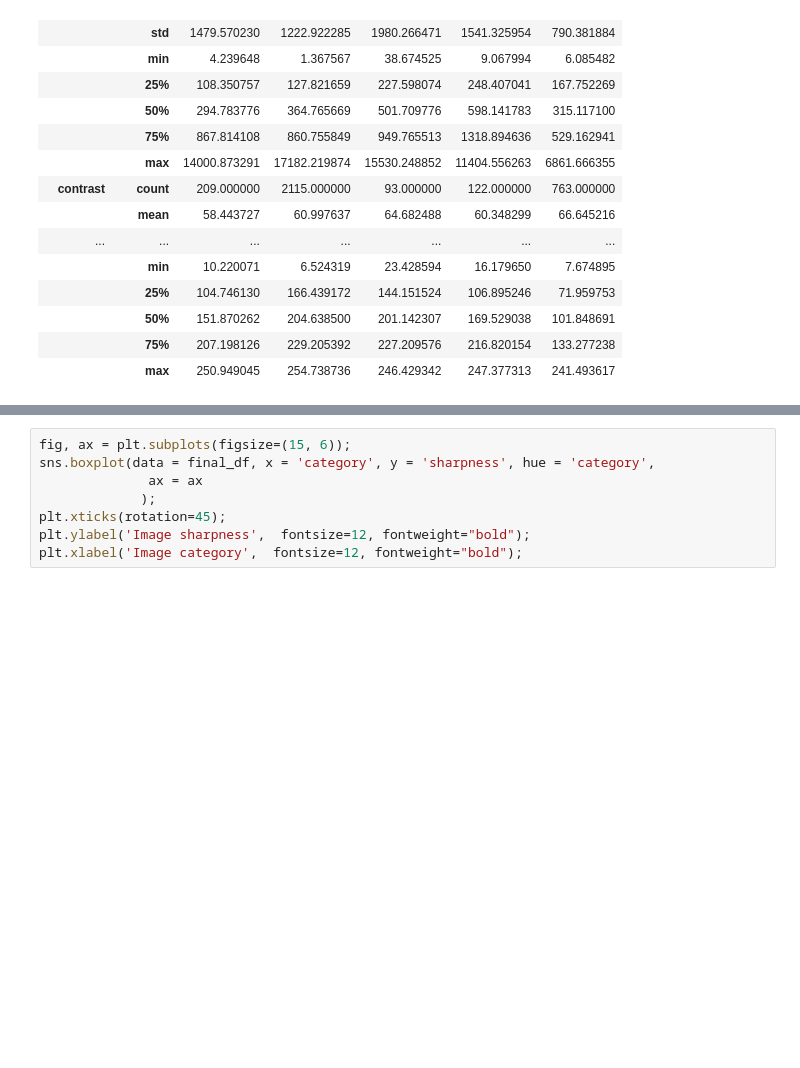
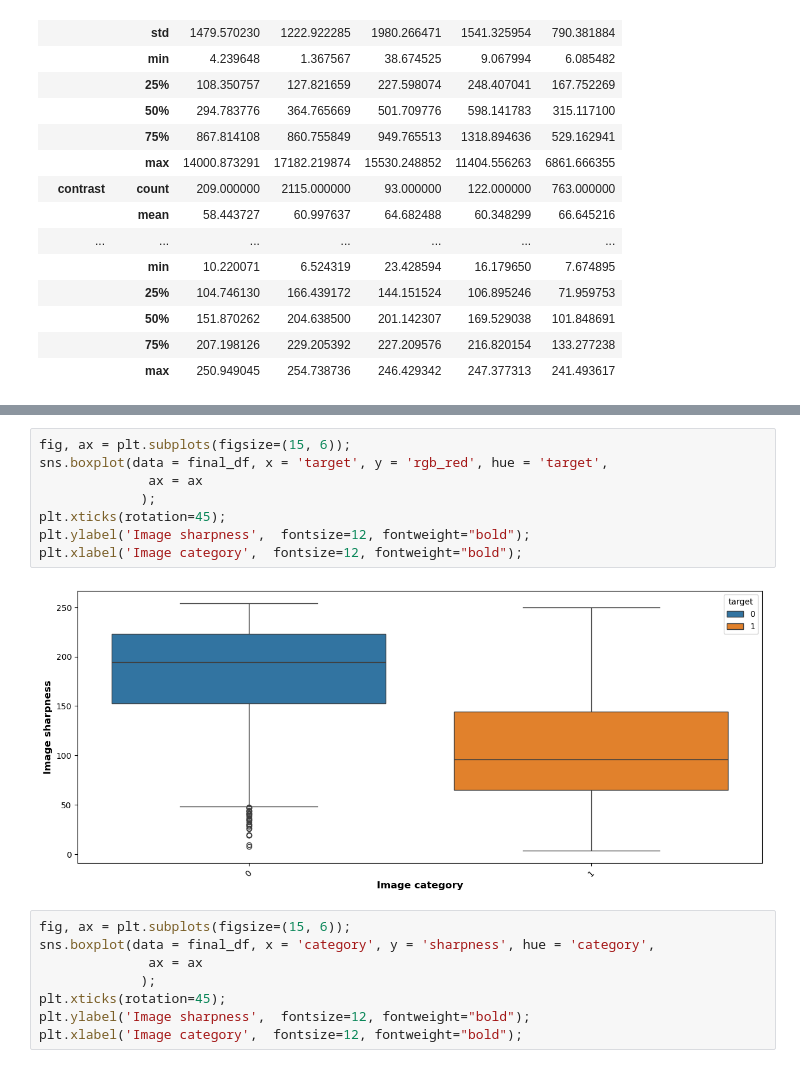
Before and after one commit to EmilStasevski/Computer-vision-projects, a Jupyter notebook: smoking recognition on image/Exploratory analysis.ipynb, the cells around one changed output, grey strips where cells are left out. Drawn from its saved outputs; the diff is of its cells as text; blank space fills up the shorter version.

```diff
--- a/smoking recognition on image/Exploratory analysis.ipynb
+++ b/smoking recognition on image/Exploratory analysis.ipynb
@@ -226,3 +207,13 @@ final_df.groupby('category').describe().T
+# %%
+fig, ax = plt.subplots(figsize=(15, 6));
+sns.boxplot(data = final_df, x = 'target', y = 'rgb_red', hue = 'target',
+              ax = ax
+             );
+plt.xticks(rotation=45);
+plt.ylabel('Image sharpness',  fontsize=12, fontweight="bold");
+plt.xlabel('Image category',  fontsize=12, fontweight="bold");
+# %% [output]
+[figure, added]
 # %%
 fig, ax = plt.subplots(figsize=(15, 6));
 sns.boxplot(data = final_df, x = 'category', y = 'sharpness', hue = 'category',
```
Also changed, not shown: parts of 22 cells of this notebook.
